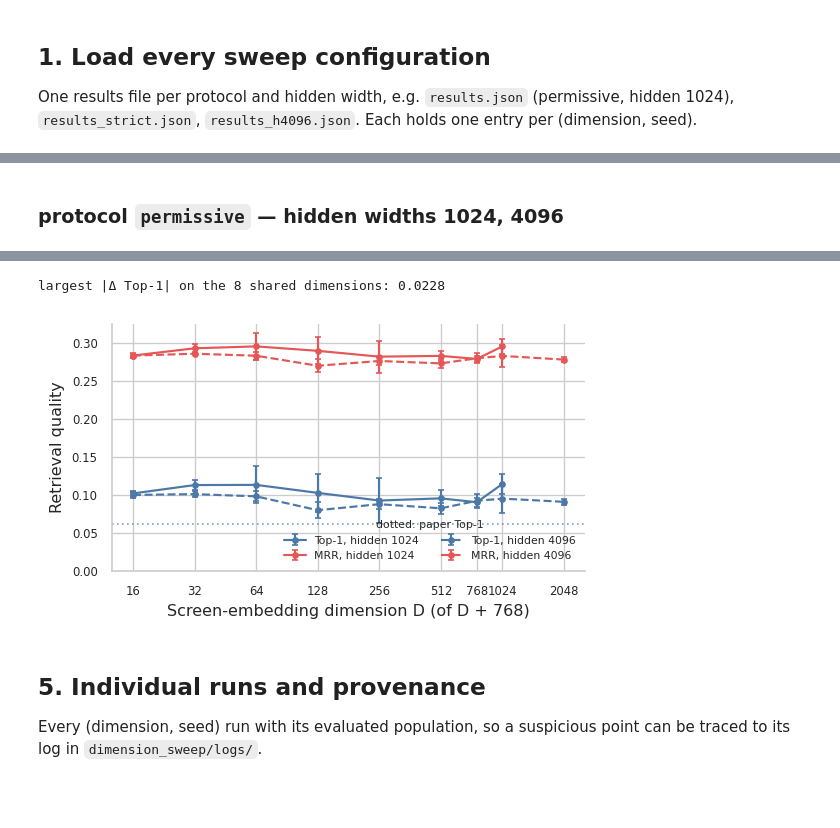
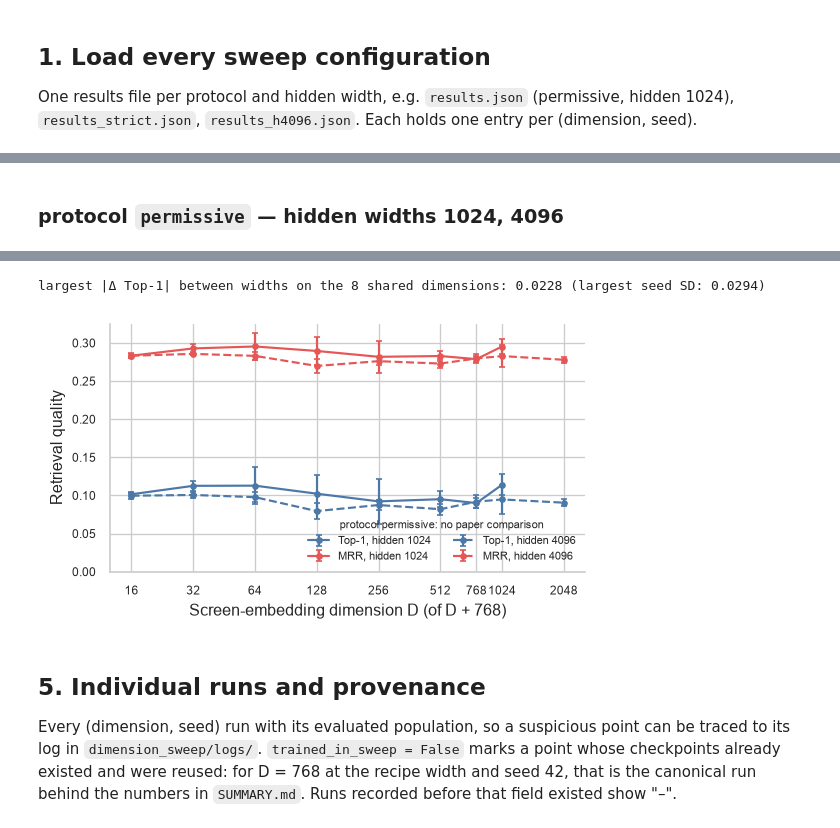
Before and after one commit to yigitBaysoyu/modernizing-screen2vec, a Jupyter notebook: _results_dimension_sweep.ipynb, the cells around one changed output, grey strips where cells are left out. Saved outputs shown, nothing was run; the diff lists cells and outputs as text; code cells hidden in the pictures; blank space fills up the shorter version.

```diff
--- a/_results_dimension_sweep.ipynb
+++ b/_results_dimension_sweep.ipynb
@@ -190,15 +251,15 @@ Left: Top-1 and MRR against $D$ on a log₂ axis, dashed line = paper Top-1, err
 # %%
-def plot_config(name, summary, meta):
+def plot_config(name, summary, meta, matched, noapp=None):
     dims = summary["proj_dim"].to_numpy()
     multi = (summary["n"] > 1).any()
     n_panels = 2 if SHOW_SATURATED_PANEL else 1
     fig, axes = plt.subplots(1, n_panels, figsize=(FIGSIZE[0] * n_panels, FIGSIZE[1]), squeeze=False)
     axes = axes[0]
 
-    def curve(ax, key, color, label):
-        ax.errorbar(dims, summary[f"{key}_mean"], yerr=summary[f"{key}_std"] if multi else None,
-                    color=color, marker="o", markersize=3.5, linewidth=1.4, capsize=2.5, label=label)
-        if key in PAPER:
+    def curve(ax, key, color, label, source=summary, reference=True, **style):
+        ax.errorbar(source["proj_dim"], source[f"{key}_mean"], yerr=source[f"{key}_std"] if multi else None,
+                    color=color, marker="o", markersize=3.5, linewidth=1.4, capsize=2.5, label=label, **style)
+        if reference and matched and key in PAPER:
             ax.axhline(PAPER[key], color=color, linestyle=(0, (4, 3)), linewidth=1, alpha=0.7)
 
     for ax in axes:
@@ -211,9 +272,14 @@ def plot_config(name, summary, meta):
 
     curve(axes[0], "top1", "#4C78A8", "Top-1")
     curve(axes[0], "mrr", "#E45756", "MRR")
+    if noapp is not None:
+        curve(axes[0], "top1", "#4C78A8", "Top-1, screen vector alone", source=noapp, reference=False, linestyle=":", alpha=0.8)
+        curve(axes[0], "mrr", "#E45756", "MRR, screen vector alone", source=noapp, reference=False, linestyle=":", alpha=0.8)
     axes[0].set_ylim(0, None)
     axes[0].set_ylabel("Retrieval quality")
-    axes[0].legend(frameon=False, fontsize=7, loc="lower right", title="dashed: paper Top-1", title_fontsize=7)
+    axes[0].legend(frameon=False, fontsize=6.5, loc="lower right",
+                   title="dashed: paper Top-1" if matched else f"protocol {meta.get('protocol')}: no paper comparison",
+                   title_fontsize=6.5)
 
     if SHOW_SATURATED_PANEL:
         curve(axes[1], "top001pct", "#54A24B", "Top-0.01%")
@@ -231,6 +297,6 @@ def plot_config(name, summary, meta):
 
 
 for name, summary in summaries.items():
-    plot_config(name, summary, configs[name]["meta"])
+    plot_config(name, summary, configs[name]["meta"], configs[name]["matched"], summaries_noapp.get(name))
 # %% [output]
 **`permissive`** — protocol permissive, hidden 1024
@@ -246,13 +312,14 @@ by_protocol = {}
 for name, c in configs.items():
     by_protocol.setdefault(str(c["meta"].get("protocol")), []).append(name)
 
-compared = False
 for protocol, names in sorted(by_protocol.items()):
-    if len(names) < 2:
-        continue
-    compared = True
     names = sorted(names, key=lambda n: int(configs[n]["meta"].get("hidden_dim") or 0))
     widths = {n: int(configs[n]["meta"].get("hidden_dim") or 0) for n in names}
+    matched = configs[names[0]]["matched"]
+    if len(names) < 2:
+        display(Markdown(f"### protocol `{protocol}` — one hidden width ({widths[names[0]]}) **by design**: the width "
+                         "comparison is a within-protocol check and was run under the permissive protocol only."))
+        continue
     display(Markdown(f"### protocol `{protocol}` — hidden widths {', '.join(str(widths[n]) for n in names)}"))
 
     # Side-by-side table on the shared dimensions, differences relative to the narrowest width.
@@ -273,7 +340,9 @@ for protocol, names in sorted(by_protocol.items()):
     shared = merged.dropna(subset=[f"Top-1 (h{widths[n]})" for n in names])
     if len(shared):
         gaps = [shared[f"Δ Top-1 (h{widths[n]} − h{widths[base]})"].abs().max() for n in names[1:]]
-        print(f"largest |Δ Top-1| on the {len(shared)} shared dimensions: {max(gaps):.4f}")
+        sds = max(shared[f"Top-1 SD (h{widths[n]})"].max() for n in names)
+        print(f"largest |Δ Top-1| between widths on the {len(shared)} shared dimensions: {max(gaps):.4f} "
+              f"(largest seed SD: {sds:.4f})")
 
     # Overlay figure: Top-1 and MRR, one line style per width.
     styles = ["-", "--", ":", "-."]
@@ -283,45 +352,43 @@ for protocol, names in sorted(by_protocol.items()):
         multi = (summary["n"] > 1).any()
         for key, color, label in (("top1", "#4C78A8", "Top-1"), ("mrr", "#E45756", "MRR")):
             ax.errorbar(summary["proj_dim"], summary[f"{key}_mean"],
                         yerr=summary[f"{key}_std"] if multi else None, color=color, linestyle=style,
                         marker="o", markersize=3, linewidth=1.3, capsize=2, label=f"{label}, hidden {widths[n]}")
-    ax.axhline(PAPER["top1"], color="#4C78A8", linestyle=(0, (1, 2)), linewidth=1, alpha=0.7)
+    if matched:
+        ax.axhline(PAPER["top1"], color="#4C78A8", linestyle=(0, (1, 2)), linewidth=1, alpha=0.7)
     all_dims = sorted({int(d) for n in names for d in summaries[n]["proj_dim"]})
     ax.set_xscale("log", base=2)
     ax.set_xticks(all_dims)
     ax.set_xticklabels([str(d) for d in all_dims], fontsize=7)
     ax.minorticks_off()
     ax.set_ylim(0, None)
     ax.set_xlabel("Screen-embedding dimension D (of D + 768)")
     ax.set_ylabel("Retrieval quality")
     ax.tick_params(labelsize=7)
-    ax.legend(frameon=False, fontsize=6.5, loc="lower right", ncol=2, title="dotted: paper Top-1", title_fontsize=6.5)
+    ax.legend(frameon=False, fontsize=6.5, loc="lower right", ncol=2,
+              title="dotted: paper Top-1" if matched else f"protocol {protocol}: no paper comparison", title_fontsize=6.5)
     fig.tight_layout()
     fig.savefig(PDF_DIR / f"dimension_sweep_hidden_comparison_{protocol}.pdf", bbox_inches="tight")
     fig.savefig(PDF_DIR / f"dimension_sweep_hidden_comparison_{protocol}.png", bbox_inches="tight")
     plt.show()
-
-if not compared:
-    print("Only one hidden width per protocol so far; run the second configuration to compare "
-          "(see _run_dimension_sweep.ps1).")
 # %% [output]
 ### protocol `permissive` — hidden widths 1024, 4096
 | D | n (h1024) | Top-1 (h1024) | Top-1 SD (h1024) | MRR (h1024) | MRR SD (h1024) | n (h4096) | Top-1 (h4096) | ... |
 | 16 | 3.000000 | 0.1015 | 0.0029 | 0.2833 | 0.0025 | 3 | 0.0996 | ... |
 | 32 | 3.000000 | 0.1126 | 0.0069 | 0.2928 | 0.0053 | 3 | 0.1006 | ... |
 | 64 | 3.000000 | 0.1128 | 0.0242 | 0.2954 | 0.0176 | 3 | 0.0977 | ... |
 | 128 | 3.000000 | 0.1023 | 0.0246 | 0.2895 | 0.0179 | 3 | 0.0795 | ... |
 | 256 | 3.000000 | 0.0922 | 0.0294 | 0.2818 | 0.0212 | 3 | 0.0874 | ... |
 | 512 | 3.000000 | 0.0951 | 0.0106 | 0.2828 | 0.0070 | 3 | 0.0820 | ... |
 | 768 | 3.000000 | 0.0900 | 0.0061 | 0.2788 | 0.0037 | 3 | 0.0918 | ... |
 | 1024 | 3.000000 | 0.1140 | 0.0135 | 0.2953 | 0.0100 | 3 | 0.0947 | ... |
 | 2048 | – | – | – | – | – | 3 | 0.0905 | ... |
-largest |Δ Top-1| on the 8 shared dimensions: 0.0228
+largest |Δ Top-1| between widths on the 8 shared dimensions: 0.0228 (largest seed SD: 0.0294)
-[figure, old version]
+[figure, new version]
 # %% [markdown]
 ## 5. Individual runs and provenance
 
-Every (dimension, seed) run with its evaluated population, so a suspicious point can be traced to its log in `dimension_sweep/logs/`.
+Every (dimension, seed) run with its evaluated population, so a suspicious point can be traced to its log in `dimension_sweep/logs/`. `trained_in_sweep = False` marks a point whose checkpoints already existed and were reused: for D = 768 at the recipe width and seed 42, that is the canonical run behind the numbers in `SUMMARY.md`. Runs recorded before that field existed show "–".
 # %%
 for name, c in configs.items():
     display(Markdown(f"**`{name}`**"))
```
Also changed, not shown: parts of 8 cells of this notebook, 12 other files.
